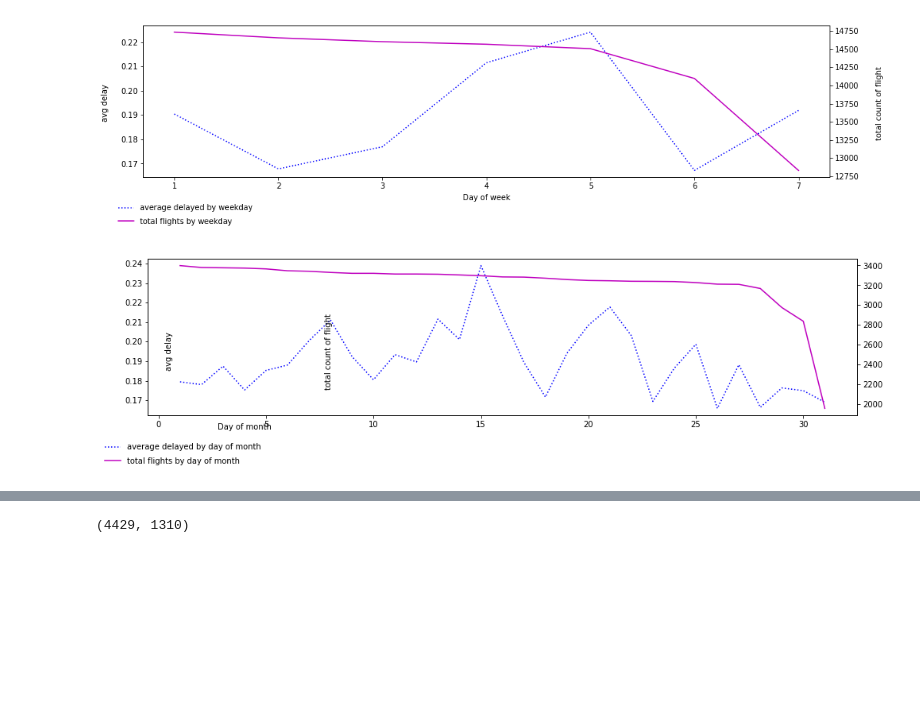
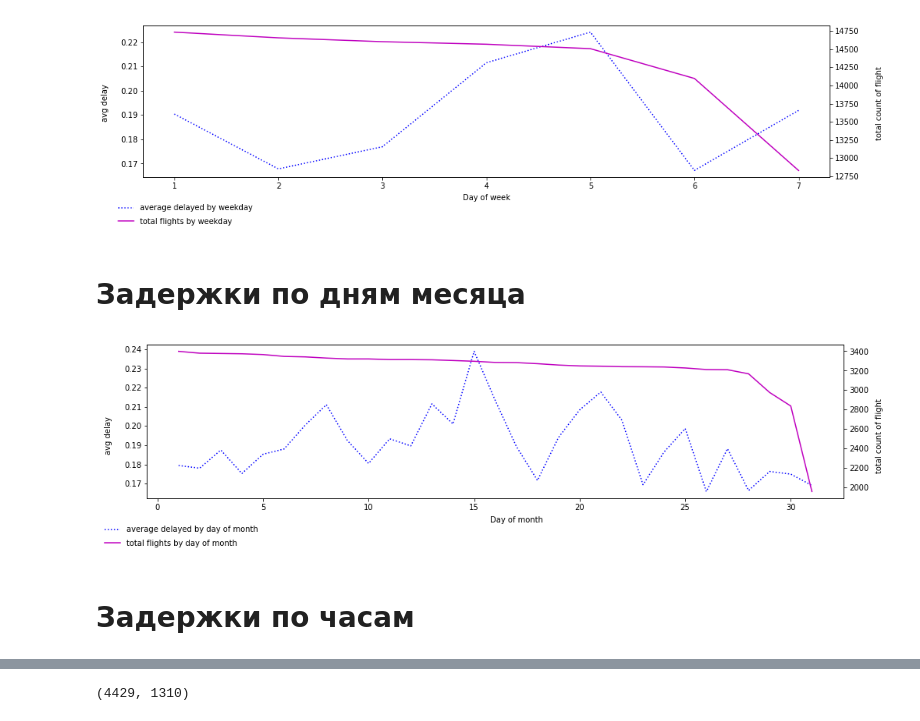
Before and after one commit to anatolyburtsev/ml_notebooks, a Jupyter notebook: hw10_flight_delays/model.ipynb, the cells around one changed output, grey strips where cells are left out. Saved outputs shown, nothing was run; the diff lists cells and outputs as text; code cells hidden in the pictures; blank space fills up the shorter version.

```diff
--- a/hw10_flight_delays/model.ipynb
+++ b/hw10_flight_delays/model.ipynb
@@ -119,8 +99,9 @@ def preprocess(X):
 #     X["DepTimeCos"] = X["DepTime"].apply(lambda x: to_cos(convert_time(x), 24))
 #     X = X.drop(["DepTime"], axis=1)
 
+    airport_to_state = pd.read_csv("airport_to_state.csv", usecols=["airport", "state"])
+    X = X.merge(airport_to_state, left_on="Origin", right_on="airport", how="left")
 #     X = pd.get_dummies(X, columns=["Flight", "UniqueCarrier"])
-    X["state"] = pd.Series(states)
     if "dep_delayed_15min" in X.columns:
         X["dep_delayed_15min"] = X["dep_delayed_15min"].map({"Y": 1, "N":0})
 
@@ -199,24 +153,28 @@ ax0.text(7.74, 0.195, 'total count of flight', va='center', rotation='vertical')
 plt.show()
 # %% [output]
 [figure]
+# %% [markdown]
+# Задержки по дням месяца
 # %%
 plt.figure(figsize=(16,8))
 ax0 = plt.subplot(212)
 ax1 = ax0.twinx()
 line, = ax0.plot(range(1,32), X.groupby("DayOfMonth").agg({"dep_delayed_15min": np.mean}), 'k:', color='b')
 line.set_label("average delayed by day of month")
 ax0.legend(bbox_to_anchor=(.17, -0.13), frameon = False)
 
 line2, = ax1.plot(range(1,32), list(X["DayOfMonth"].value_counts()), color='m')
 line2.set_label("total flights by day of month")
 ax1.legend(bbox_to_anchor=(.14, -0.22), frameon = False)
 
-ax0.text(4, 0.155, 'Day of month', ha='center')
-ax0.text(0.3, 0.195, 'avg delay', va='center', rotation='vertical')
-ax0.text(7.74, 0.195, 'total count of flight', va='center', rotation='vertical')
+ax0.text(17, 0.15, 'Day of month', ha='center')
+ax0.text(-2.5, 0.195, 'avg delay', va='center', rotation='vertical')
+ax0.text(34, 0.195, 'total count of flight', va='center', rotation='vertical')
 plt.show()
 # %% [output]
-[figure, old version]
+[figure, new version]
+# %% [markdown]
+# Задержки по часам
 # %%
 plt.figure(figsize=(16,8))
 ax0 = plt.subplot(212)
```
Also changed, not shown: parts of 46 cells of this notebook, 1 other file.
